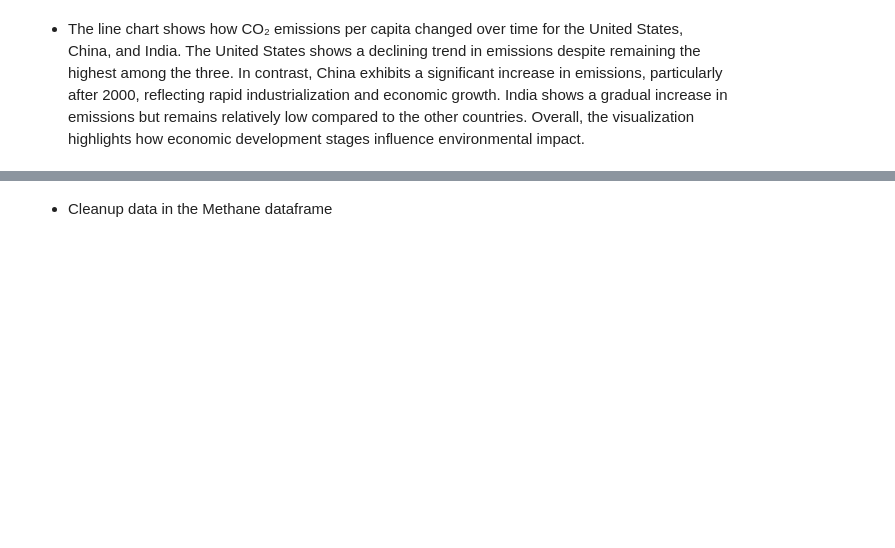
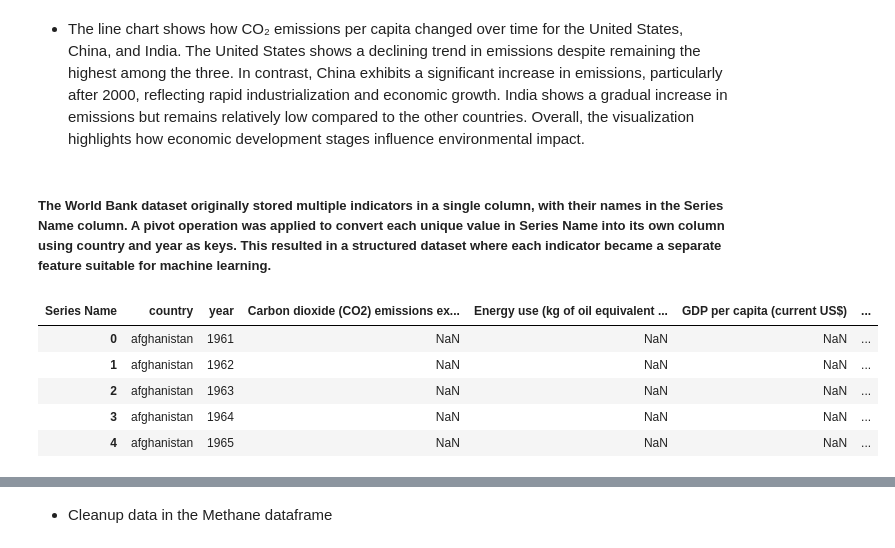
Before and after one commit to IT4063C-Spring26/final-project-proddasr, a Jupyter notebook: source.ipynb, the cells around one changed output, grey strips where cells are left out. Cells and saved outputs as stored; diff of their text form; code cells hidden in the pictures; blank space fills up the shorter version.

```diff
--- a/source.ipynb
+++ b/source.ipynb
@@ -883,3 +875,5 @@ plt.show()
 [figure]
 # %% [markdown]
 - The line chart shows how CO₂ emissions per capita changed over time for the United States, China, and India. The United States shows a declining trend in emissions despite remaining the highest among the three. In contrast, China exhibits a significant increase in emissions, particularly after 2000, reflecting rapid industrialization and economic growth. India shows a gradual increase in emissions but remains relatively low compared to the other countries. Overall, the visualization highlights how economic development stages influence environmental impact.
+# %% [markdown]
+##### The World Bank dataset originally stored multiple indicators in a single column, with their names in the Series Name column. A pivot operation was applied to convert each unique value in Series Name into its own column using country and year as keys. This resulted in a structured dataset where each indicator became a separate feature suitable for machine learning.
@@ -885,0 +886,10 @@ plt.show()
+# %%
+# Check the data in the wdi_pivot DataFrame after pivoting.
+wdi_pivot.head()
+# %% [output]
+| Series Name | country | year | Carbon dioxide (CO2) emissions ex... | Energy use (kg of oil equivalent ... | GDP per capita (current US$) | ... |
+| 0 | afghanistan | 1961 | NaN | NaN | NaN | ... |
+| 1 | afghanistan | 1962 | NaN | NaN | NaN | ... |
+| 2 | afghanistan | 1963 | NaN | NaN | NaN | ... |
+| 3 | afghanistan | 1964 | NaN | NaN | NaN | ... |
+| 4 | afghanistan | 1965 | NaN | NaN | NaN | ... |
```
Also changed, not shown: parts of 25 cells of this notebook.
